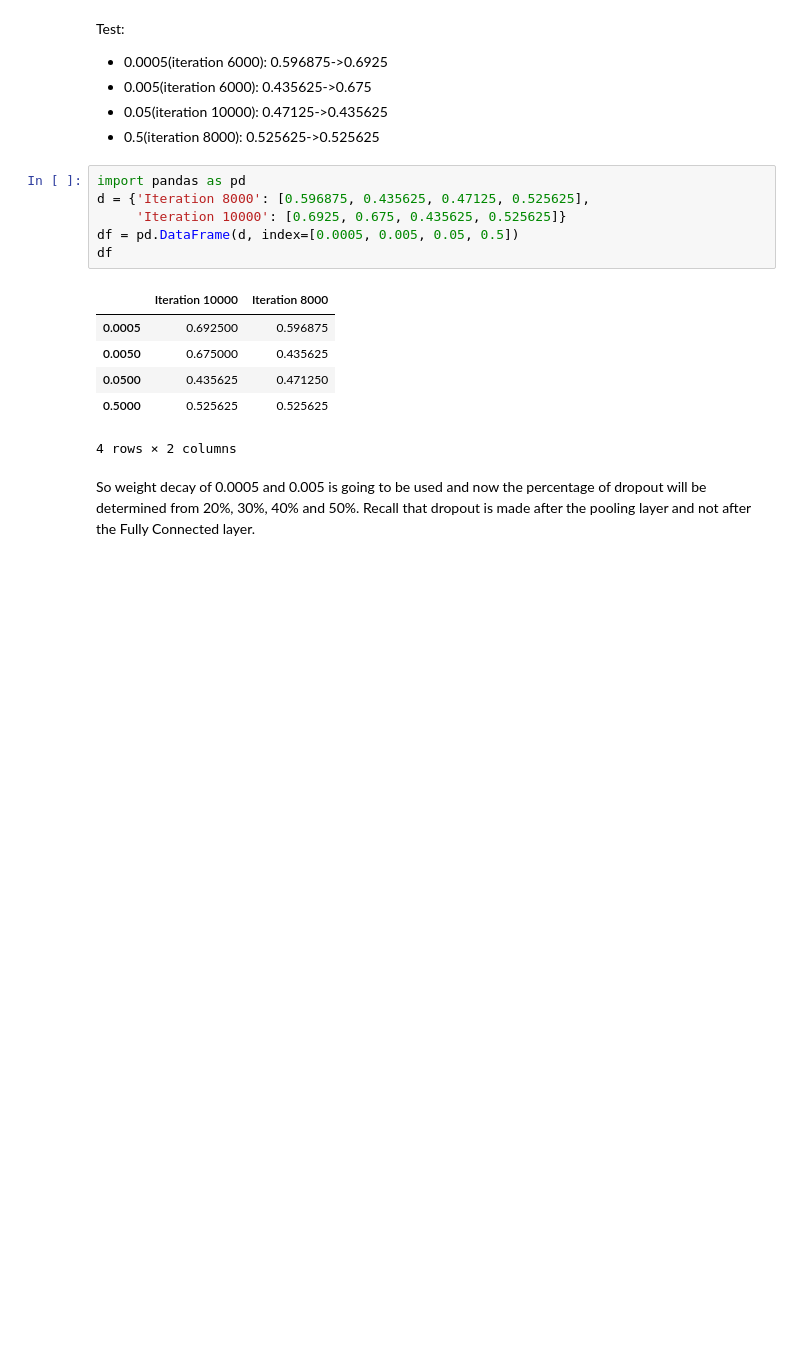
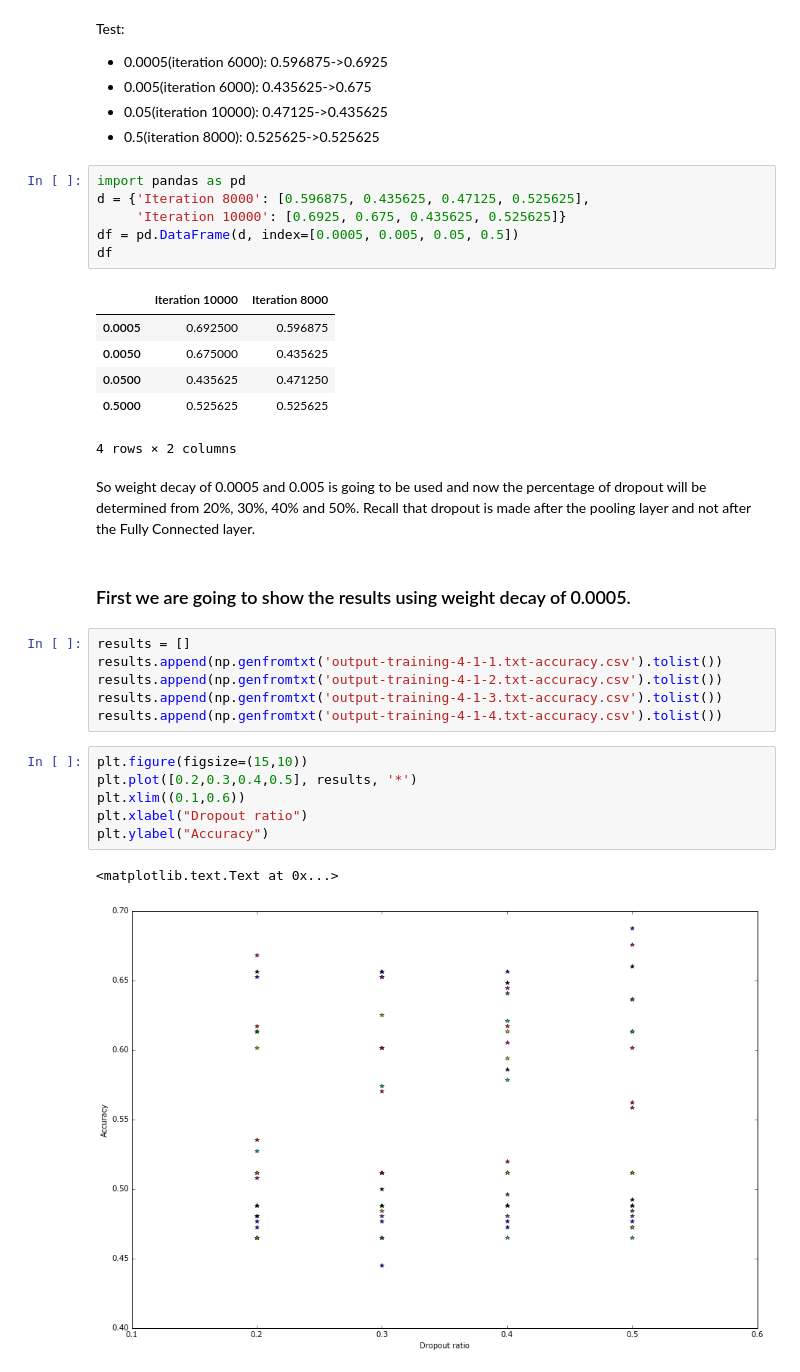
Before and after one commit to inulinux12/BCDR, a Jupyter notebook: LesionBCDR.ipynb, the cells around one changed output. Saved outputs shown, nothing was run; the diff lists cells and outputs as text; blank space fills up the shorter version.

Commit message:
Experimentación con dropout añadida

```diff
--- a/LesionBCDR.ipynb
+++ b/LesionBCDR.ipynb
@@ -157,3 +157,20 @@ df
 4 rows × 2 columns
 # %% [markdown]
 So weight decay of 0.0005 and 0.005 is going to be used and now the percentage of dropout will be determined from 20%, 30%, 40% and 50%. Recall that dropout is made after the pooling layer and not after the Fully Connected layer.
+# %% [markdown]
+### First we are going to show the results using weight decay of 0.0005.
+# %%
+results = []
+results.append(np.genfromtxt('output-training-4-1-1.txt-accuracy.csv').tolist())
+results.append(np.genfromtxt('output-training-4-1-2.txt-accuracy.csv').tolist())
+results.append(np.genfromtxt('output-training-4-1-3.txt-accuracy.csv').tolist())
+results.append(np.genfromtxt('output-training-4-1-4.txt-accuracy.csv').tolist())
+# %%
+plt.figure(figsize=(15,10))
+plt.plot([0.2,0.3,0.4,0.5], results, '*')
+plt.xlim((0.1,0.6))
+plt.xlabel("Dropout ratio")
+plt.ylabel("Accuracy")
+# %% [output]
+<matplotlib.text.Text at 0x...>
+[figure, added]
```
Also changed, not shown: parts of 9 cells of this notebook, 8 other files.
